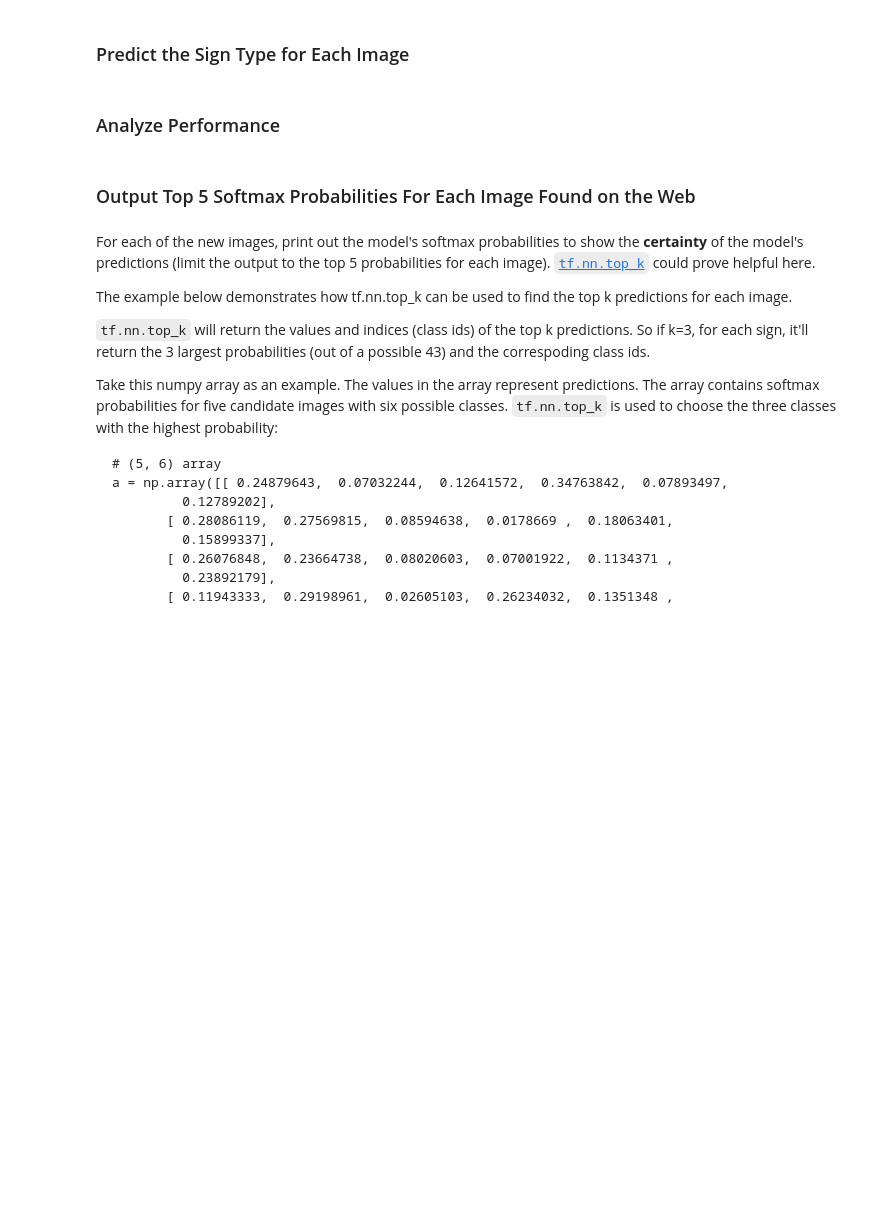
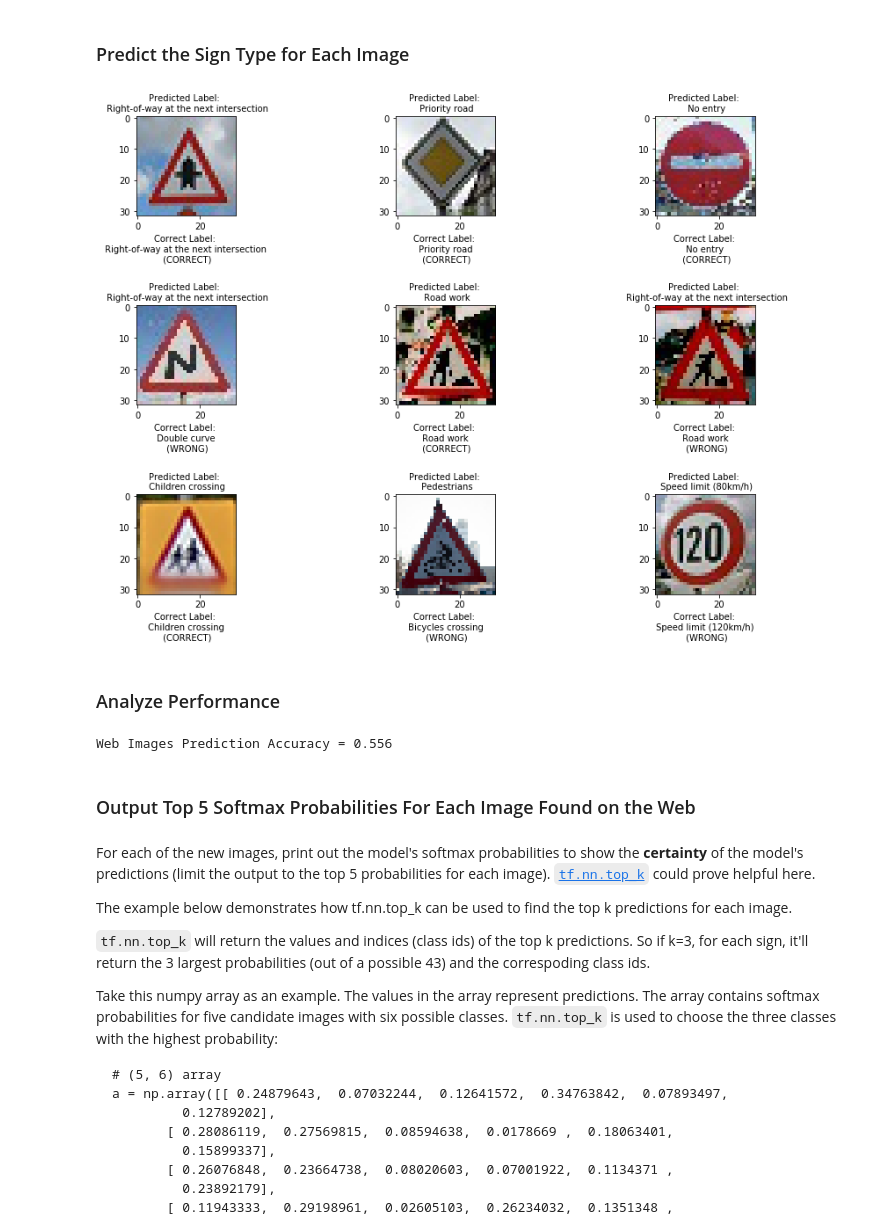
Before and after one commit to JayLSU/CarND-Traffic-Sign-Classifier-Project, a Jupyter notebook: Traffic_Sign_Classifier.ipynb, the cells around one changed output. Cells and saved outputs as stored; diff of their text form; code cells hidden in the pictures; blank space fills up the shorter version.

```diff
--- a/Traffic_Sign_Classifier.ipynb
+++ b/Traffic_Sign_Classifier.ipynb
@@ -611,0 +614,7 @@ plt.ylabel('Accuracy')
+# %%
+with tf.Session() as sess:
+    sess.run(tf.global_variables_initializer())
+    loader = tf.train.import_meta_graph('./TrafSignModel.meta')
+    loader.restore(sess, "./TrafSignModel")
+    test_accuracy = evaluate(X_test_, y_test)
+    print("Test set accuracy = {:.3f}".format(test_accuracy))
@@ -631,8 +689,52 @@ You may find `signnames.csv` useful as it contains mappings from the class id (i
+# %%
+### Run the predictions here and use the model to output the prediction for each image.
+### Make sure to pre-process the images with the same pre-processing pipeline used earlier.
+image_labels = [11, 12, 17, 21, 25, 25, 28, 29, 8]
+image_labels_name = []
+
+for labels in image_labels:
+    image_labels_name.append(Label2NameDict[str(labels)])
+
+with tf.Session() as sess:
+    saver.restore(sess, "./TrafSignModel")
+    web_classes = sess.run(logits, feed_dict={x: img_data, keep_prob : 1.0})
+    web_softmax = sess.run(tf.nn.softmax(logits), feed_dict={x: img_data, keep_prob : 1.0})
+    predicts = sess.run(tf.nn.top_k(web_softmax, k=5, sorted=True))
+
+predictNames = [ Label2NameDict[str(predicts[1][i][0])] for i in range(0, len(img_list_))]
+# %%
+# Plot web images
+rows = 3
+cols = 3
+fig, axes = plt.subplots(rows, cols, figsize=(15,10))
+plt.subplots_adjust(hspace=.9)
+results = ['CORRECT','WRONG']
+result=[]
+axes = axes.ravel()
+
+# Plot predictions
+for i,img in enumerate(img_name_list):
+    image = cv2.imread(img_path + img)
+    axes[i].imshow(cv2.cvtColor(image, cv2.COLOR_BGR2RGB))
+    if predictNames[i] == image_labels_name[i]:
+        result = results[0]
+    else:
+        result = results[1]
+    axes[i].set_title('Predicted Label: \n {}'.format(predictNames[i],result), fontsize=10)
+    axes[i].set_xlabel('Correct Label: \n {} \n ({})'.format(image_labels_name[i],result))
+# %% [output]
+[figure, added]
 # %% [markdown]
 ### Analyze Performance
 # %%
 ### Calculate the accuracy for these 5 new images.
-### For example, if the model predicted 1 out of 5 signs correctly, it's 20% accurate on these new images.
+### For example, if the model predicted 1 out of 5 signs
+with tf.Session() as sess:
+    saver.restore(sess, "./TrafSignModel")
+    web_accuracy = evaluate(img_data, image_labels)
+    print("Web Images Prediction Accuracy = {:.3f}".format(web_accuracy))
+# %% [output]
+Web Images Prediction Accuracy = 0.556
 # %% [markdown]
 ### Output Top 5 Softmax Probabilities For Each Image Found on the Web
 # %% [markdown]
```
Also changed, not shown: parts of 14 cells of this notebook, 12 other files.
